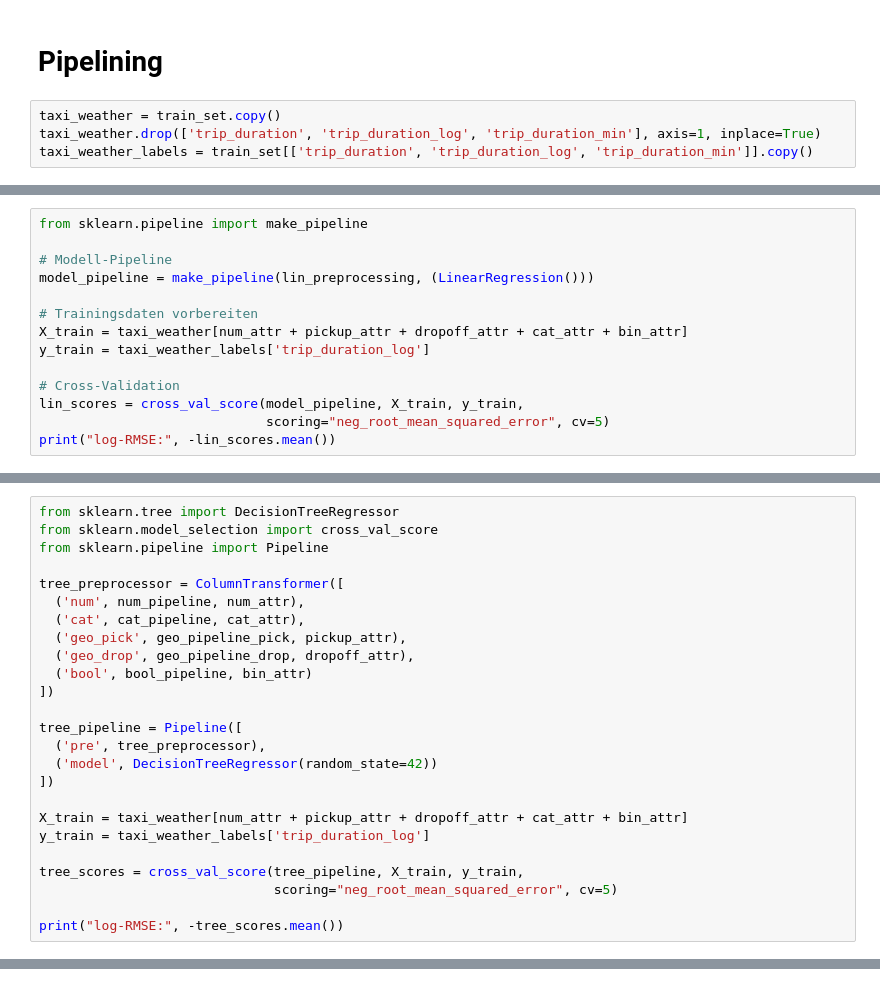
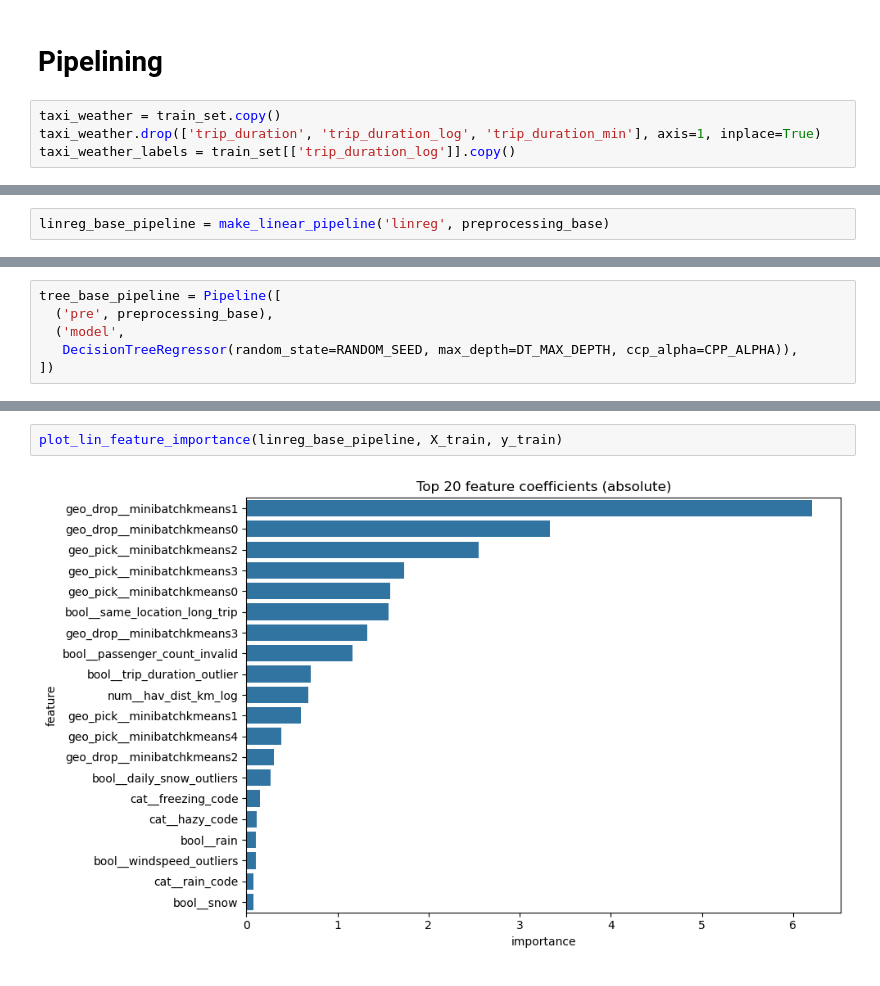
Before and after one commit to Wendo99/NYC-Taxi-Trip-Duration, a Jupyter notebook: notebooks/modelling.ipynb, the cells around one changed output, grey strips where cells are left out. Cells and saved outputs as stored; diff of their text form.

Commit message:
feature importance

```diff
--- a/notebooks/modelling.ipynb
+++ b/notebooks/modelling.ipynb
@@ -20,5 +40,5 @@ train_set, test_set = ml.split_train_test(taxi_weather_raw, config.TEST_SIZE,
 # %%
 taxi_weather = train_set.copy()
 taxi_weather.drop(['trip_duration', 'trip_duration_log', 'trip_duration_min'], axis=1, inplace=True)
-taxi_weather_labels = train_set[['trip_duration', 'trip_duration_log', 'trip_duration_min']].copy()
+taxi_weather_labels = train_set[['trip_duration_log']].copy()
 # %%
@@ -104,14 +73,2 @@ array(['num__passenger_count', 'num__hav_dist_km_log', 'num__temp_c',
 # %%
-from sklearn.pipeline import make_pipeline
-
-# Modell-Pipeline
-model_pipeline = make_pipeline(lin_preprocessing, (LinearRegression()))
-
-# Trainingsdaten vorbereiten
-X_train = taxi_weather[num_attr + pickup_attr + dropoff_attr + cat_attr + bin_attr]
-y_train = taxi_weather_labels['trip_duration_log']
-
-# Cross-Validation
-lin_scores = cross_val_score(model_pipeline, X_train, y_train,
-                             scoring="neg_root_mean_squared_error", cv=5)
-print("log-RMSE:", -lin_scores.mean())
+linreg_base_pipeline = make_linear_pipeline('linreg', preprocessing_base)
@@ -151,25 +77,6 @@ dtype: float64
 # %%
-from sklearn.tree import DecisionTreeRegressor
-from sklearn.model_selection import cross_val_score
-from sklearn.pipeline import Pipeline
-
-tree_preprocessor = ColumnTransformer([
-  ('num', num_pipeline, num_attr),
-  ('cat', cat_pipeline, cat_attr),
-  ('geo_pick', geo_pipeline_pick, pickup_attr),
-  ('geo_drop', geo_pipeline_drop, dropoff_attr),
-  ('bool', bool_pipeline, bin_attr)
+tree_base_pipeline = Pipeline([
+  ('pre', preprocessing_base),
+  ('model',
+   DecisionTreeRegressor(random_state=RANDOM_SEED, max_depth=DT_MAX_DEPTH, ccp_alpha=CPP_ALPHA)),
 ])
-
-tree_pipeline = Pipeline([
-  ('pre', tree_preprocessor),
-  ('model', DecisionTreeRegressor(random_state=42))
-])
-
-X_train = taxi_weather[num_attr + pickup_attr + dropoff_attr + cat_attr + bin_attr]
-y_train = taxi_weather_labels['trip_duration_log']
-
-tree_scores = cross_val_score(tree_pipeline, X_train, y_train,
-                              scoring="neg_root_mean_squared_error", cv=5)
-
-print("log-RMSE:", -tree_scores.mean())
@@ -250,0 +230,4 @@ dtype: float64
+# %%
+plot_lin_feature_importance(linreg_base_pipeline, X_train, y_train)
+# %% [output]
+[figure, added]
```
Also changed, not shown: parts of 49 cells of this notebook, 28 other files.
